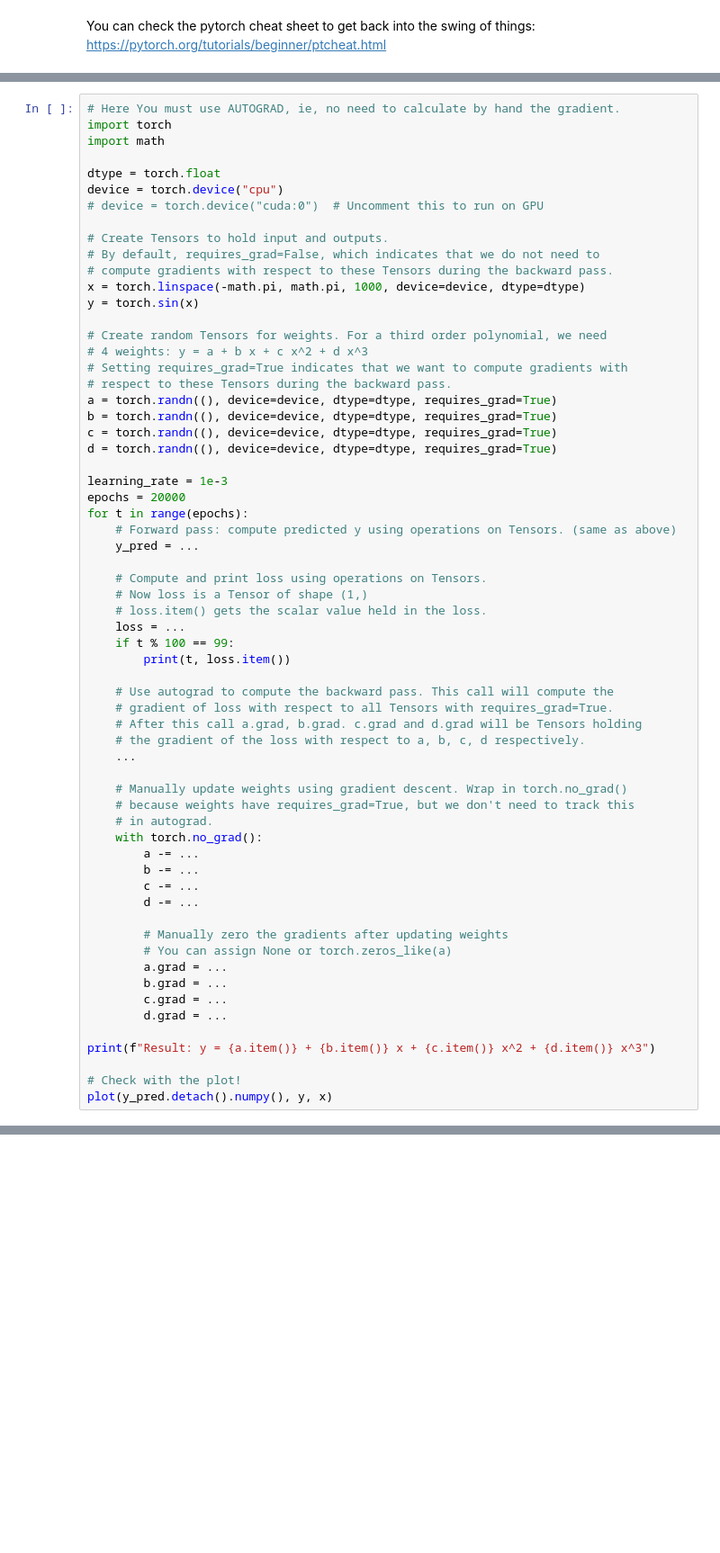
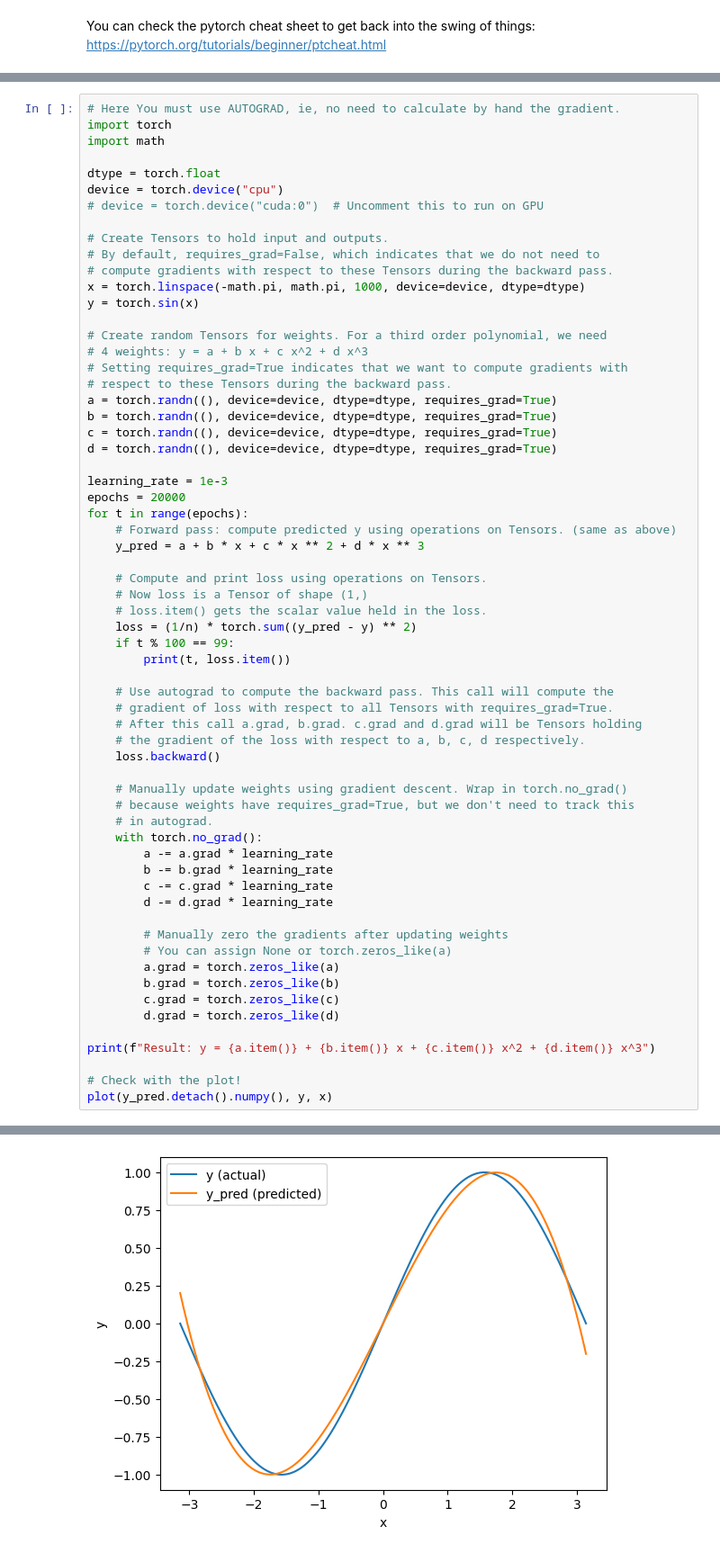
Before and after one commit to Khunhai1/ai-safety, a Jupyter notebook: ex_1_numpy_to_pytorch.ipynb, the cells around one changed output, grey strips where cells are left out. Shown at 90% size. Saved outputs shown, nothing was run; the diff lists cells and outputs as text; blank space fills up the shorter version.

```diff
--- a/ex_1_numpy_to_pytorch.ipynb
+++ b/ex_1_numpy_to_pytorch.ipynb
@@ -277,12 +321,12 @@ learning_rate = 1e-3
 epochs = 20000
 for t in range(epochs):
     # Forward pass: compute predicted y using operations on Tensors. (same as above)
-    y_pred = ...
+    y_pred = a + b * x + c * x ** 2 + d * x ** 3
 
     # Compute and print loss using operations on Tensors.
     # Now loss is a Tensor of shape (1,)
     # loss.item() gets the scalar value held in the loss.
-    loss = ...
+    loss = (1/n) * torch.sum((y_pred - y) ** 2)
     if t % 100 == 99:
         print(t, loss.item())
 
@@ -290,25 +334,26 @@ for t in range(epochs):
     # gradient of loss with respect to all Tensors with requires_grad=True.
     # After this call a.grad, b.grad. c.grad and d.grad will be Tensors holding
     # the gradient of the loss with respect to a, b, c, d respectively.
-    ...
+    loss.backward()
 
     # Manually update weights using gradient descent. Wrap in torch.no_grad()
     # because weights have requires_grad=True, but we don't need to track this
     # in autograd.
     with torch.no_grad():
-        a -= ...
-        b -= ...
-        c -= ...
-        d -= ...
+        a -= a.grad * learning_rate
+        b -= b.grad * learning_rate
+        c -= c.grad * learning_rate
+        d -= d.grad * learning_rate
 
         # Manually zero the gradients after updating weights
         # You can assign None or torch.zeros_like(a)
-        a.grad = ...
-        b.grad = ...
-        c.grad = ...
-        d.grad = ...
+        a.grad = torch.zeros_like(a)
+        b.grad = torch.zeros_like(b)
+        c.grad = torch.zeros_like(c)
+        d.grad = torch.zeros_like(d)
 
 print(f"Result: y = {a.item()} + {b.item()} x + {c.item()} x^2 + {d.item()} x^3")
 
 # Check with the plot!
 plot(y_pred.detach().numpy(), y, x)
+# %% [output]
@@ -315,3 +377,4 @@ plot(y_pred.detach().numpy(), y, x)
+[figure, added]
 # %% [markdown]
 ## nn module
 ### PyTorch: nn
```
Also changed, not shown: parts of 6 cells of this notebook.
